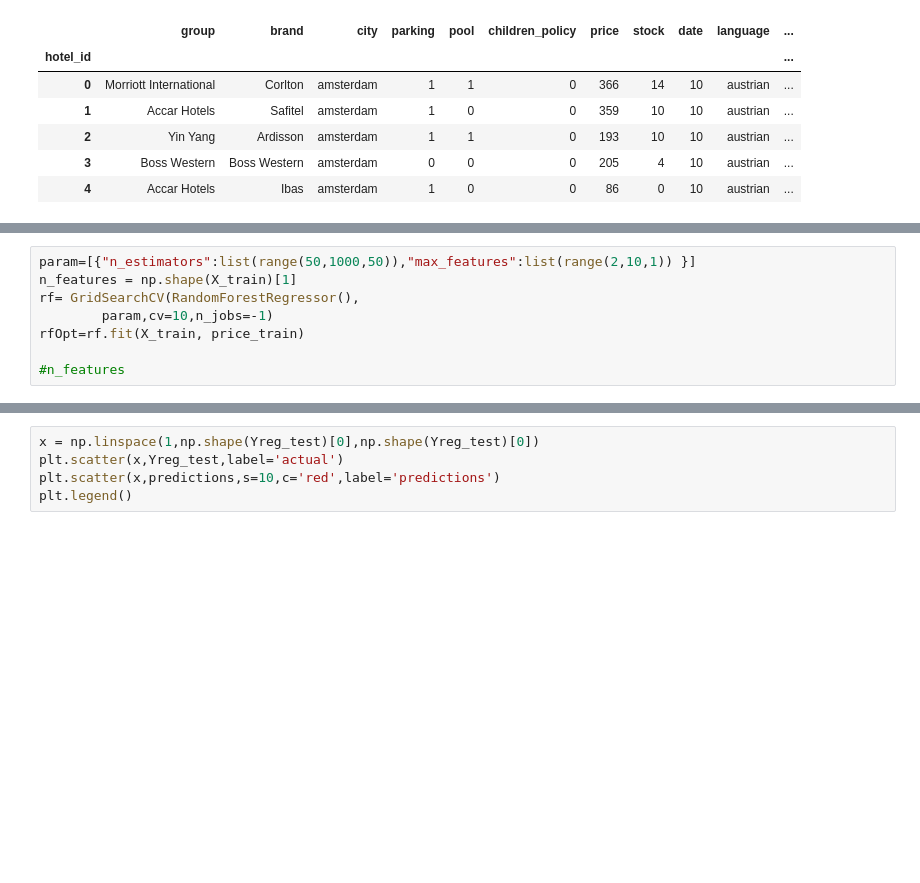
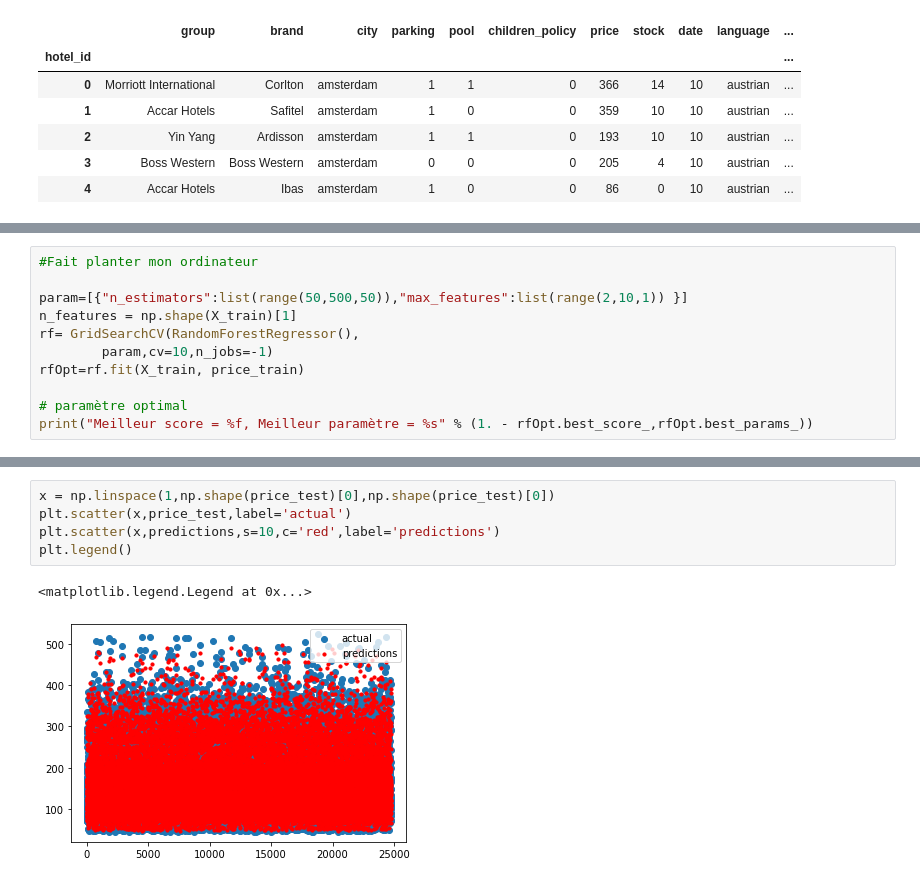
Before and after one commit to njulia1/Defi-IA-2023, a Jupyter notebook: Random Forest .ipynb, the cells around one changed output, grey strips where cells are left out. Drawn from its saved outputs; the diff is of its cells as text; blank space fills up the shorter version.

```diff
--- a/Random Forest .ipynb
+++ b/Random Forest .ipynb
@@ -86,11 +109,14 @@ ValueError: could not convert string to float: 'Morriott International'
 # %%
-param=[{"n_estimators":list(range(50,1000,50)),"max_features":list(range(2,10,1)) }]
+#Fait planter mon ordinateur
+
+param=[{"n_estimators":list(range(50,500,50)),"max_features":list(range(2,10,1)) }]
 n_features = np.shape(X_train)[1]
 rf= GridSearchCV(RandomForestRegressor(),
         param,cv=10,n_jobs=-1)
 rfOpt=rf.fit(X_train, price_train)
 
-#n_features
+# paramètre optimal
+print("Meilleur score = %f, Meilleur paramètre = %s" % (1. - rfOpt.best_score_,rfOpt.best_params_))
 # %%
 plt.title('Feature Importance')
 sns.barplot(data = feature_importance_df.head(20), x='Importance', y='Feature');
@@ -105,5 +133,8 @@ print("R2=",r2_score(Yreg_test,predictions))
 # %%
-x = np.linspace(1,np.shape(Yreg_test)[0],np.shape(Yreg_test)[0])
-plt.scatter(x,Yreg_test,label='actual')
+x = np.linspace(1,np.shape(price_test)[0],np.shape(price_test)[0])
+plt.scatter(x,price_test,label='actual')
 plt.scatter(x,predictions,s=10,c='red',label='predictions')
 plt.legend()
+# %% [output]
+<matplotlib.legend.Legend at 0x...>
+[figure, added]
```
Also changed, not shown: parts of 9 cells of this notebook.
